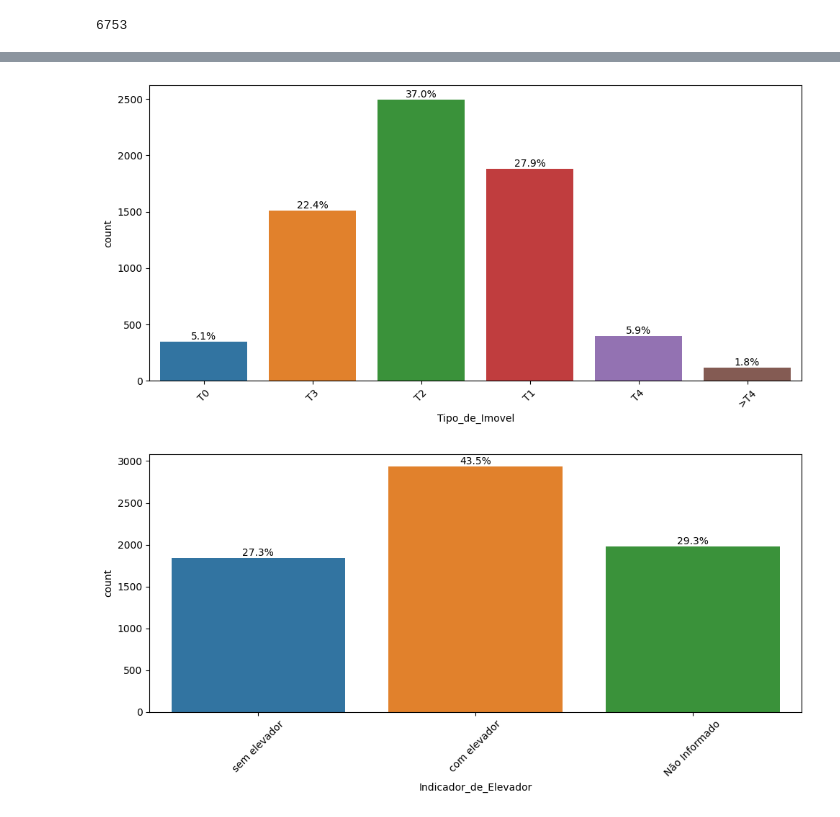
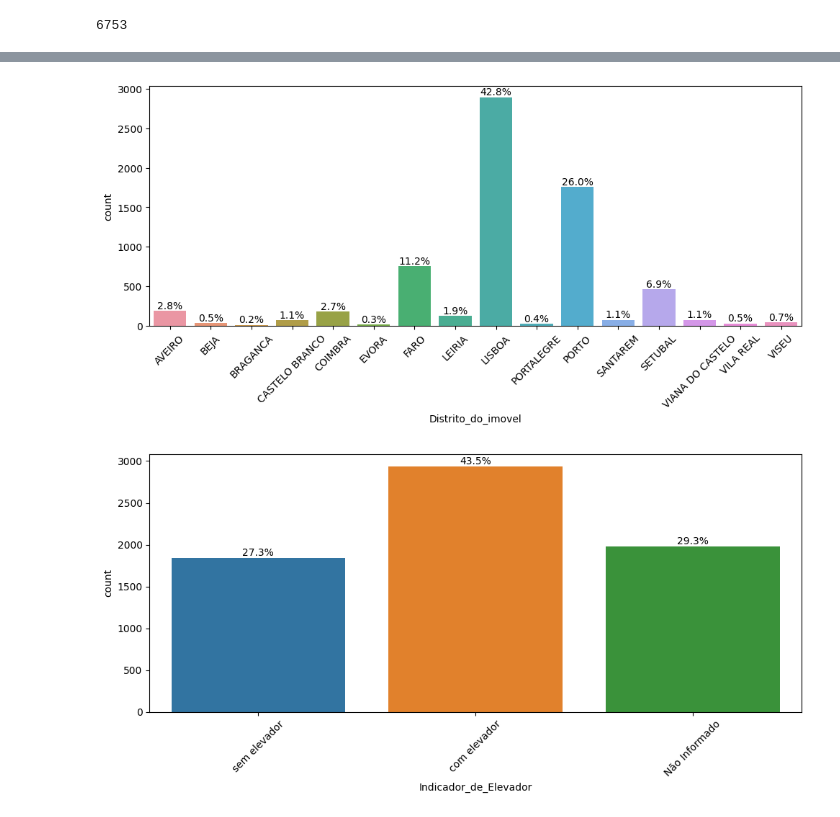
Before and after one commit to johnosd/MPAlugueisLisboa, a Jupyter notebook: src/Notebooks/8 - AnaliseExploratoria.ipynb, the cells around one changed output, grey strips where cells are left out. Drawn from its saved outputs; the diff is of its cells as text; code cells hidden in the pictures.

```diff
--- a/src/Notebooks/8 - AnaliseExploratoria.ipynb
+++ b/src/Notebooks/8 - AnaliseExploratoria.ipynb
@@ -148,6 +161,11 @@ print(columns_to_drop)
 # %%
 # Exclui as colunas do dataframe
 df_final = df_final.drop(columns=columns_to_drop)
+
+# Exlui colunas com informacoes repetidas
+df_final = df_final.drop('Tipo_de_Imovel', axis=1)
+df_final = df_final.drop('Url_da_Pagina_do_imovel', axis=1)
+df_final = df_final.drop('Url_do_Imovel', axis=1)
 # %%
 import matplotlib.pyplot as plt
 import seaborn as sns
@@ -206,16 +224,10 @@ def plot_categorical(df, column, plot_type='bar', show_percentage=False):
 
     # exibir a figura com o gráfico
     plt.show()
-# %%
-### lista de categorias raras
-rare_categories_Tipo_de_Imovel = ['T5','T6', 'T7', 'T8','T9','T10','T11','T12','T13','T14','T15','T16','T17','T18','T19', 'T20']
-
-# substituição das categorias raras por '>T5'
-df_final['Tipo_de_Imovel'] = df_final['Tipo_de_Imovel'].replace(rare_categories_Tipo_de_Imovel, '>T4')
-# %%
-plot_categorical(df_final,'Tipo_de_Imovel',show_percentage=True)
-# %% [output]
-[figure, removed]
+# %%
+plot_categorical(df_final,'Distrito_do_imovel',show_percentage=True)
+# %% [output]
+[figure, added]
 # %%
 # df_final[['Tipo_de_Imovel','Indicador_de_Elevador','Distrito_do_imovel','Tipo_de_Certificacao_Energetica',]].head(10)
 
```
Also changed, not shown: parts of 17 cells of this notebook, 1 other file.
